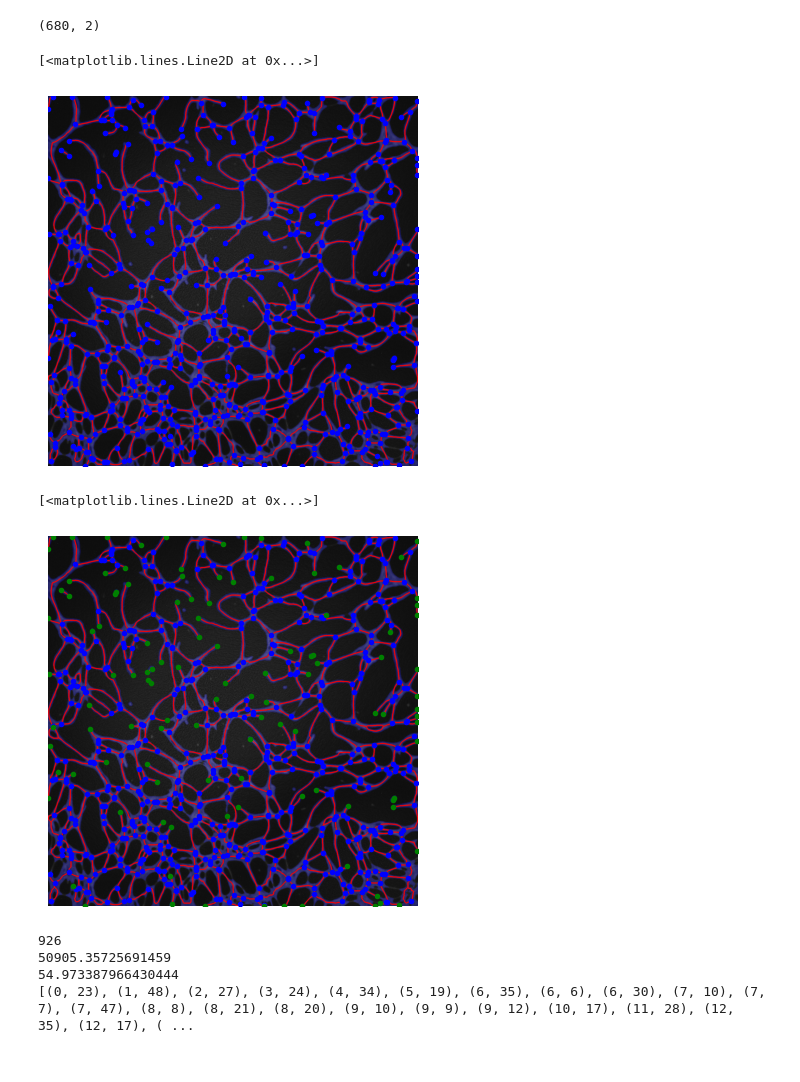
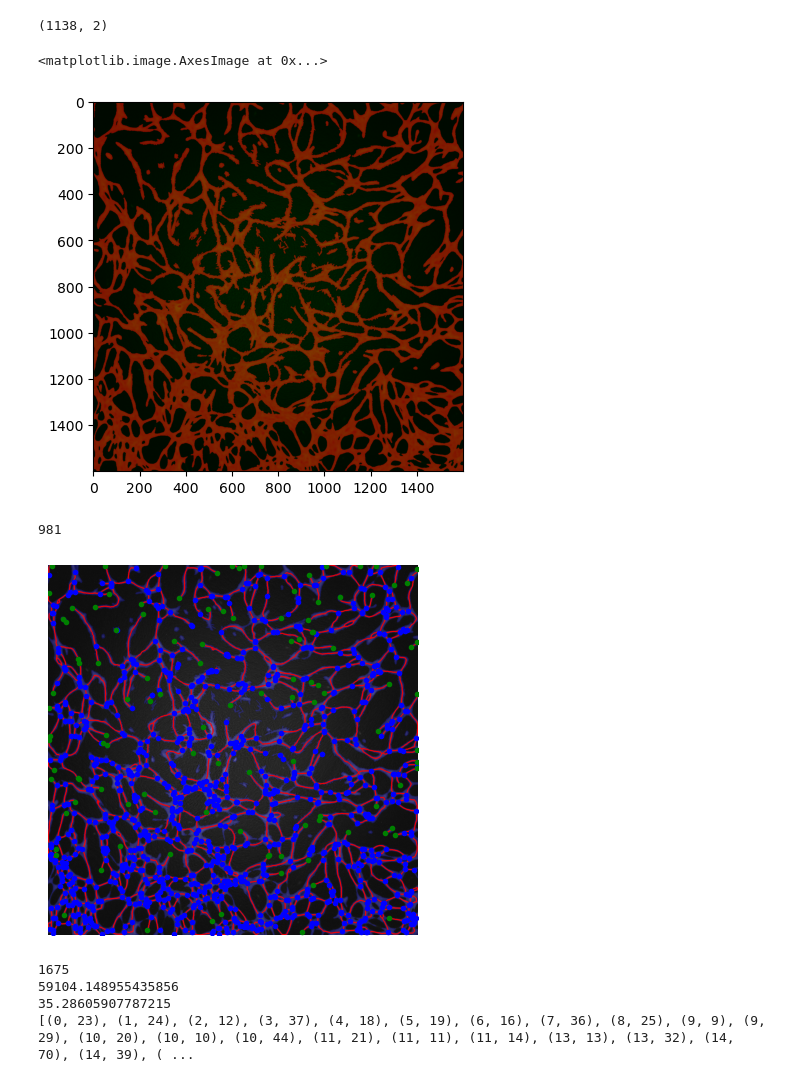
Before and after one commit to HarryKrek/Vascular-Tool, a Jupyter notebook: tester.ipynb, the cells around one changed output. Cells and saved outputs as stored; diff of their text form; code cells hidden in the pictures.

Commit message:
Updated with some histogram equalisation. Getting closer

```diff
--- a/tester.ipynb
+++ b/tester.ipynb
@@ -12,9 +12,9 @@ import numpy as np
 import os
 # %%
 # os.chdir("//shares01.rdm.uq.edu.au/HKUG2023-A10939")
-PATH = "\\\\shares01.rdm.uq.edu.au\\HKUG2023-A10939\\20230304_075556_96 wel plate_2D co culture_ HAEC P2_ASC52 P8_20230303_4X_TIME LAPSE\\WellC6\\F2\\MyExperiment_Wellc6_F2_000785.tif"
+PATH = "\\\\shares01.rdm.uq.edu.au\\HKUG2023-A10939\\20230304_075556_96 wel plate_2D co culture_ HAEC P2_ASC52 P8_20230303_4X_TIME LAPSE\\WellC6\\F2\\MyExperiment_Wellc6_F2_000347.tif"
 img = io.imread(PATH)
-imgGrey = rgb2gray(img)
+imgGrey = img[:,:,1]
 plt.imshow(img)
 plt.figure()
 plt.imshow(imgGrey, cmap='gray')
@@ -24,0 +25,4 @@ plt.imshow(imgGrey, cmap='gray')
+# %%
+from skimage.exposure import equalize_hist
+adapted_hist = equalize_hist(imgGrey)
+plt.imshow(adapted_hist, cmap = 'gray')
@@ -25,7 +32,7 @@ plt.imshow(imgGrey, cmap='gray')
 # %%
 #Apply small gaussian blur
-sigma = 3.5
-blurred = gaussian(imgGrey, sigma=(sigma, sigma), truncate=3.5, channel_axis=-1)
+sigma = 1
+blurred = gaussian(adapted_hist, sigma=(sigma, sigma), truncate=3.5, channel_axis=-1)
 plt.figure()
 plt.imshow(blurred, cmap = 'gray')
 # %% [output]
@@ -71,5 +78,5 @@ plt.imshow(dilated, cmap='gray')
 # %%
-skel = skeletonize(dilated).astype(np.uint16)
+skel = skeletonize(bw).astype(np.uint16)
 plt.imshow(skel, cmap='gray')
 # %% [output]
 <matplotlib.image.AxesImage at 0x...>
@@ -92,19 +99,20 @@ plt.imshow(pruned_skel)
 # %%
 import sknw
 from skan import draw
 graph = sknw.build_sknw(pruned_skel)
 nodes = graph.nodes()
 ps = np.array([nodes[i]['o'] for i in nodes])
 print(np.shape(ps))
 
 fig, ax = plt.subplots()
-masked = label2rgb(dilated,image=img, colors = ['blue'], alpha=0.25)
-draw.overlay_skeleton_2d(masked, pruned_skel, dilate=2, axes=ax)
-plt.plot(ps[:,1], ps[:,0], 'b.')
+masked = label2rgb(dilated,image=img, colors = ['red'], alpha=0.5, saturation = 1)
+plt.imshow(masked)
+#draw.overlay_skeleton_2d(masked, pruned_skel, dilate=2, axes=ax)
+#plt.plot(ps[:,1], ps[:,0], 'b.')
 # %% [output]
-(680, 2)
+(1138, 2)
-[<matplotlib.lines.Line2D at 0x...>]
+<matplotlib.image.AxesImage at 0x...>
-[figure, old version]
+[figure, new version]
 # %%
 #try and use network x to differentiate branch pts from end pts
 import networkx as nx
@@ -123,9 +131,10 @@ masked = label2rgb(dilated,image=img, colors = ['blue'], alpha=0.25)
 draw.overlay_skeleton_2d(masked, pruned_skel, dilate=2, axes=ax)
 plt.plot(branchPoints[:,1], branchPoints[:,0], 'b.')
 plt.plot(endPoints[:,1], endPoints[:,0], 'g.')
+print(len(branchPoints))
 # %% [output]
-[<matplotlib.lines.Line2D at 0x...>]
+981
-[figure, old version]
+[figure, new version]
 # %%
 totalLen = 0
 print(len(graph.edges()))
@@ -136,10 +145,10 @@ print(totalLen)
 print(totalLen/len(graph.edges()))
 print(graph.edges())
 # %% [output]
-926
-50905.35725691459
-54.973387966430444
-[(0, 23), (1, 48), (2, 27), (3, 24), (4, 34), (5, 19), (6, 35), (6, 6), (6, 30), (7, 10), (7, 7), (7, 47), (8, 8), (8, 21), (8, 20), (9, 10), (9, 9), (9, 12), (10, 17), (11, 28), (12, 35), (12, 17), ( ...
+1675
+59104.148955435856
+35.28605907787215
+[(0, 23), (1, 24), (2, 12), (3, 37), (4, 18), (5, 19), (6, 16), (7, 36), (8, 25), (9, 9), (9, 29), (10, 20), (10, 10), (10, 44), (11, 21), (11, 11), (11, 14), (13, 13), (13, 32), (14, 70), (14, 39), ( ...
 # %%
 import skan.csr
 degree = skan.csr.make_degree_image(pruned_skel)
```
Also changed, not shown: parts of 12 cells of this notebook, 1 other file.
